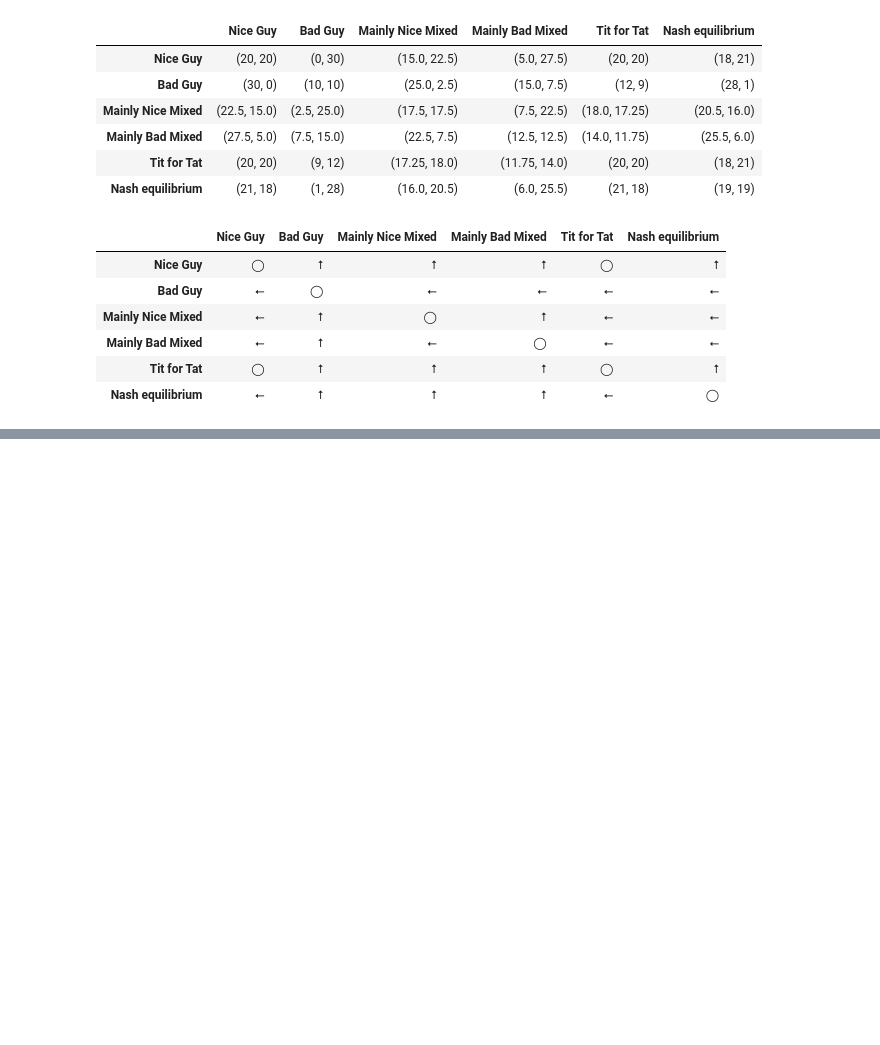
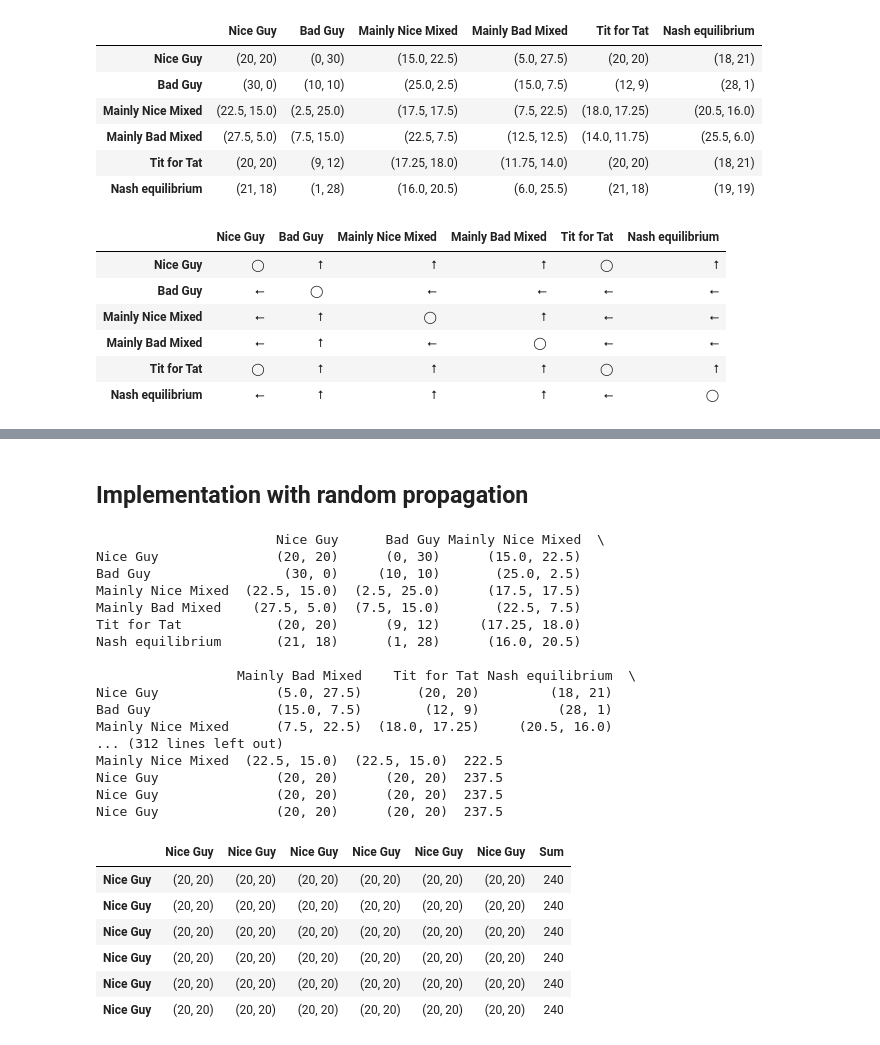
Before and after one commit to nicoladalbello2/HLPProject, a Jupyter notebook: Project.ipynb, the cells around one changed output, grey strips where cells are left out. Drawn from its saved outputs; the diff is of its cells as text; code cells hidden in the pictures; blank space fills up the shorter version.

```diff
--- a/Project.ipynb
+++ b/Project.ipynb
@@ -510,0 +515,78 @@ display(winners)
+# %% [markdown]
+## Implementation with random propagation
+# %%
+strat_dict = {
+    'nice_guy' : nice_guy,
+    'bad_guy' : bad_guy,
+    'mainly_nice_mixed' : mainly_nice_mixed,
+    'mainly_bad_mixed' : mainly_bad_mixed,
+    'tit_for_tat' : tit_for_tat,
+    'nash_equilibrium' : nash_equilibrium
+}
+strategies = [nice_guy, bad_guy, mainly_nice_mixed, mainly_bad_mixed, tit_for_tat, nash_equilibrium]
+strategy_labels =['Nice Guy','Bad Guy','Mainly Nice Mixed', 'Mainly Bad Mixed', 'Tit for Tat', 'Nash equilibrium']
+
+size = len(strategies)
+best = 0.0
+propagated = 0
+cont = 0
+
+for i in range(0, size+1):
+    payoffs, winners = round_robin(strategies, strategy_labels, n, verbose=False)
+    #We calculate the total payoff of each strategie, to decide which one will propagate
+    sum_up = np.empty(len(strategies), dtype=float)
+    payoffs["Sum"] = payoffs.sum(axis=1)
+    for j in range(0, len(payoffs["Sum"])):
+        try:
+            l = list(payoffs.at[strategy_labels[j] ,"Sum"])
+            payoffs.at[strategy_labels[j], "Sum"] = sum(l[0])
+        except:
+            if sum(list(payoffs.at[strategy_labels[j] ,"Sum"])) < 300:
+                payoffs.at[strategy_labels[j], "Sum"] = sum(list(payoffs.at[strategy_labels[j] ,"Sum"]))
+                print(payoffs)
+    #We compare the results of each strategy and select the strategy with the most impact on the population
+    for t in enumerate(list(payoffs["Sum"])):
+        if t[1] > best:
+            best = t[1]
+            row = payoffs.iloc[t[0]]
+    #This propagates in a random manner
+    while (propagated == 0):
+        prop = random.randint(0, len(strategies)-1)
+        prop_strat = row.name.replace(" ", "_").lower()
+        func = strat_dict[prop_strat]
+        if (func != strategies[prop]):
+            strategies[prop] = func
+            strategy_labels[prop] = row.name
+            propagated = 1
+        if cont > len(strategies):
+            propagated = 1
+        cont += 1
+    propagated = 0
+    cont = 0
+display(payoffs)
+display(winners)
+# %% [output]
+                       Nice Guy      Bad Guy Mainly Nice Mixed  \
+Nice Guy               (20, 20)      (0, 30)      (15.0, 22.5)
+Bad Guy                 (30, 0)     (10, 10)       (25.0, 2.5)
+Mainly Nice Mixed  (22.5, 15.0)  (2.5, 25.0)      (17.5, 17.5)
+Mainly Bad Mixed    (27.5, 5.0)  (7.5, 15.0)       (22.5, 7.5)
+Tit for Tat            (20, 20)      (9, 12)     (17.25, 18.0)
+Nash equilibrium       (21, 18)      (1, 28)      (16.0, 20.5)
+
+                  Mainly Bad Mixed    Tit for Tat Nash equilibrium  \
+Nice Guy               (5.0, 27.5)       (20, 20)         (18, 21)
+Bad Guy                (15.0, 7.5)        (12, 9)          (28, 1)
+Mainly Nice Mixed      (7.5, 22.5)  (18.0, 17.25)     (20.5, 16.0)
+... (312 lines left out)
+Mainly Nice Mixed  (22.5, 15.0)  (22.5, 15.0)  222.5
+Nice Guy               (20, 20)      (20, 20)  237.5
+Nice Guy               (20, 20)      (20, 20)  237.5
+Nice Guy               (20, 20)      (20, 20)  237.5
+|  | Nice Guy | Nice Guy | Nice Guy | Nice Guy | Nice Guy | Nice Guy | Sum |
+| Nice Guy | (20, 20) | (20, 20) | (20, 20) | (20, 20) | (20, 20) | (20, 20) | 240 |
+| Nice Guy | (20, 20) | (20, 20) | (20, 20) | (20, 20) | (20, 20) | (20, 20) | 240 |
+| Nice Guy | (20, 20) | (20, 20) | (20, 20) | (20, 20) | (20, 20) | (20, 20) | 240 |
+| Nice Guy | (20, 20) | (20, 20) | (20, 20) | (20, 20) | (20, 20) | (20, 20) | 240 |
+| Nice Guy | (20, 20) | (20, 20) | (20, 20) | (20, 20) | (20, 20) | (20, 20) | 240 |
+| Nice Guy | (20, 20) | (20, 20) | (20, 20) | (20, 20) | (20, 20) | (20, 20) | 240 |
```
Also changed, not shown: parts of 6 cells of this notebook.
